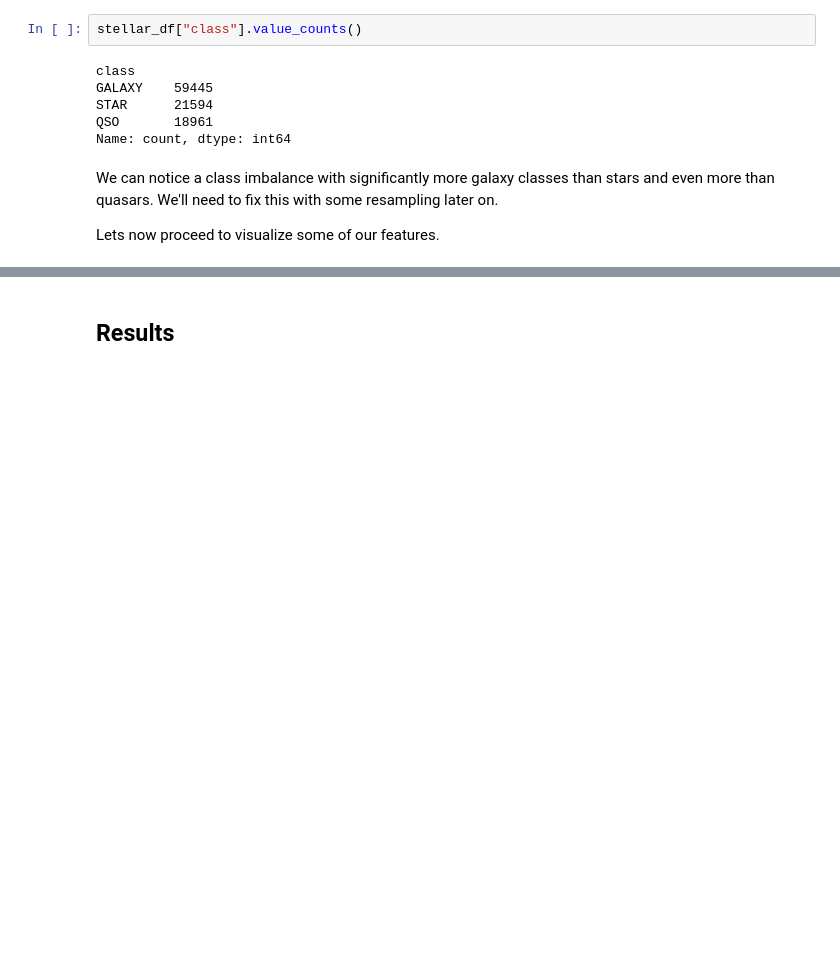
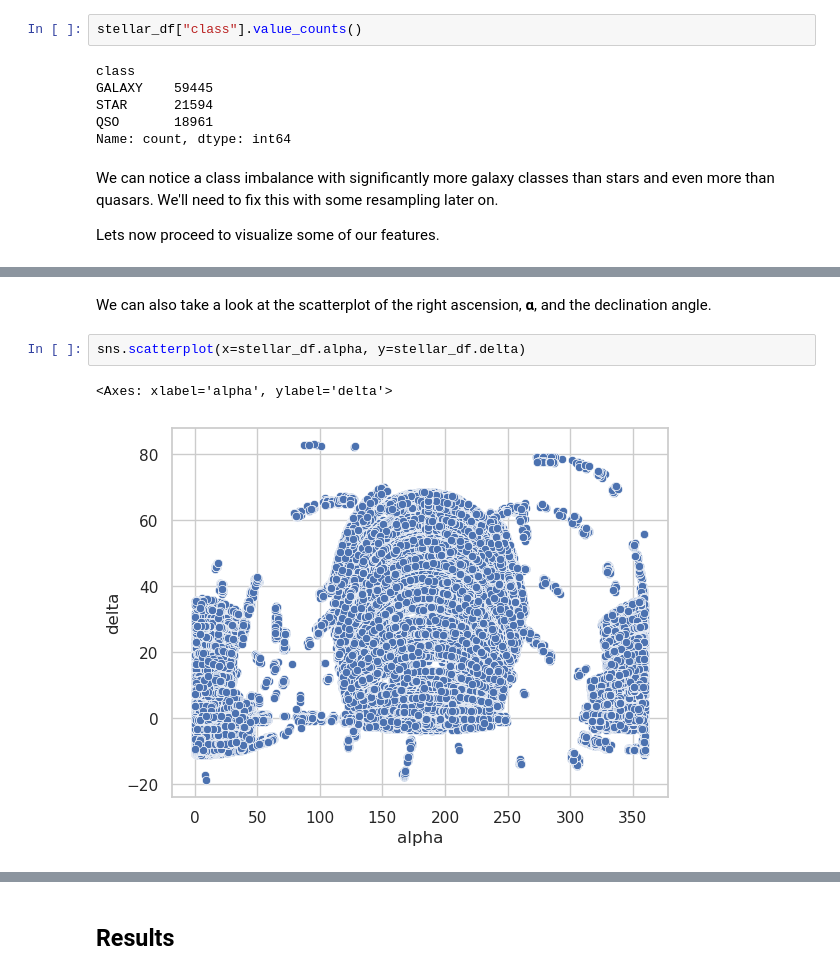
Before and after one commit to astroesteban/stellar-classification, a Jupyter notebook: stellar_classification.ipynb, the cells around one changed output, grey strips where cells are left out. Saved outputs shown, nothing was run; the diff lists cells and outputs as text; blank space fills up the shorter version.

```diff
--- a/stellar_classification.ipynb
+++ b/stellar_classification.ipynb
@@ -227,0 +254,8 @@ plt.show()
+# %% [markdown]
+We can also take a look at the scatterplot of the right ascension, **α**, and the
+declination angle.
+# %%
+sns.scatterplot(x=stellar_df.alpha, y=stellar_df.delta)
+# %% [output]
+<Axes: xlabel='alpha', ylabel='delta'>
+[figure, added]
```
Also changed, not shown: parts of 56 cells of this notebook, 7 other files.
